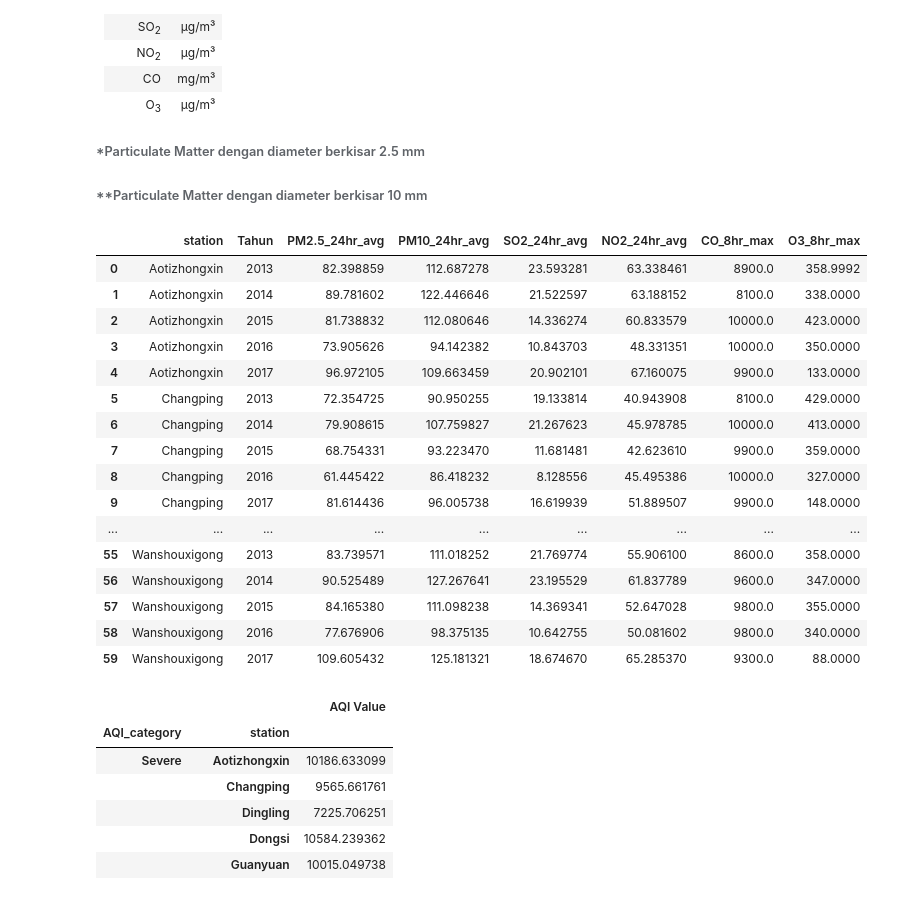
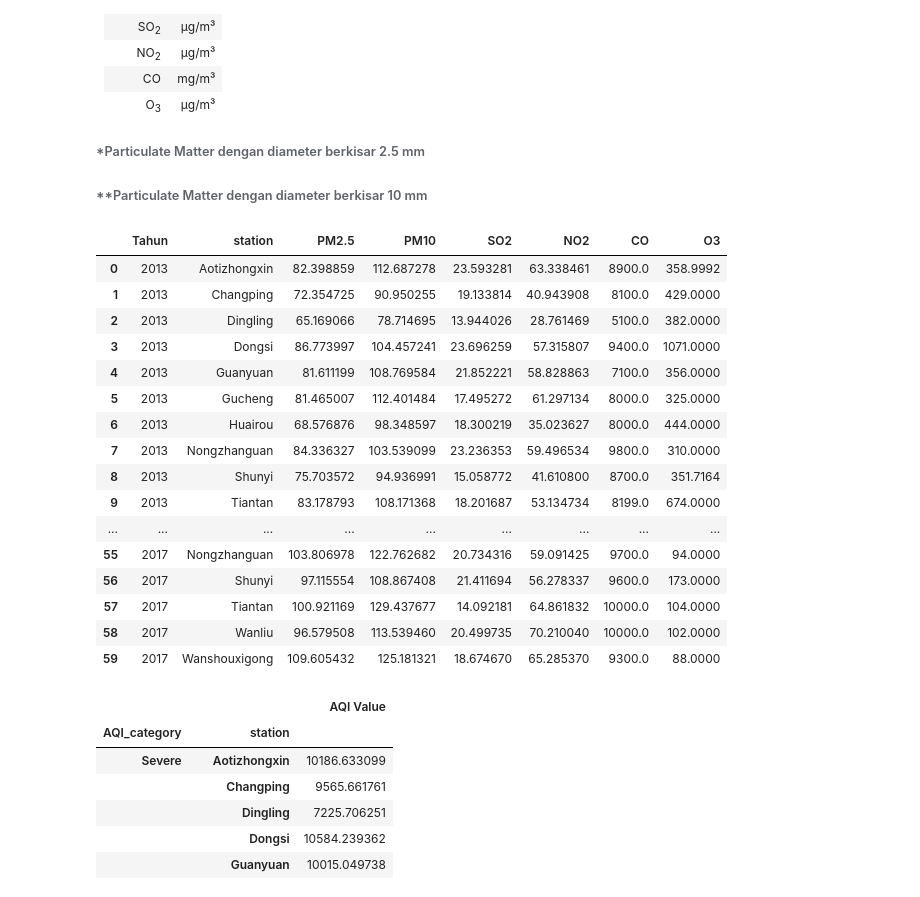
Before and after one commit to QaruzDin/Air-quality-dataset, a Jupyter notebook: Submission/notebook.ipynb, the cells around one changed output. Drawn from its saved outputs; the diff is of its cells as text; code cells hidden in the pictures.

```diff
--- a/Submission/notebook.ipynb
+++ b/Submission/notebook.ipynb
@@ -1030,31 +1032,32 @@ dtype: int64
 # %%
 polutantParam_Avg = ['PM2.5_24hr_avg','PM10_24hr_avg', 'SO2_24hr_avg', 'NO2_24hr_avg']
 polutantParam_Max =['CO_8hr_max', 'O3_8hr_max']
 
-polutantSum_byYear = all_df.groupby(by=['station', all_df['DateTime'].dt.year.rename('Tahun')]).agg({
+polutantSum_byYear = all_df.groupby(by=[all_df['DateTime'].dt.year.rename('Tahun'), 'station']).agg({
     **{param: 'mean' for param in polutantParam_Avg},
     **{param: 'max' for param in polutantParam_Max}
 })
+polutantSum_byYear.columns = ['PM2.5','PM10', 'SO2', 'NO2', 'CO', 'O3'] # Meriingkas nama, namun tetap merupakan kalkulasi hasil (bukan rawdata)
 polutantSum_byYear.reset_index(inplace=True)
 polutantSum_byYear
 # %% [output]
-|  | station | Tahun | PM2.5_24hr_avg | PM10_24hr_avg | SO2_24hr_avg | NO2_24hr_avg | CO_8hr_max | O3_8hr_max |
-| 0 | Aotizhongxin | 2013 | 82.398859 | 112.687278 | 23.593281 | 63.338461 | 8900.0 | 358.9992 |
-| 1 | Aotizhongxin | 2014 | 89.781602 | 122.446646 | 21.522597 | 63.188152 | 8100.0 | 338.0000 |
-| 2 | Aotizhongxin | 2015 | 81.738832 | 112.080646 | 14.336274 | 60.833579 | 10000.0 | 423.0000 |
-| 3 | Aotizhongxin | 2016 | 73.905626 | 94.142382 | 10.843703 | 48.331351 | 10000.0 | 350.0000 |
-| 4 | Aotizhongxin | 2017 | 96.972105 | 109.663459 | 20.902101 | 67.160075 | 9900.0 | 133.0000 |
-| 5 | Changping | 2013 | 72.354725 | 90.950255 | 19.133814 | 40.943908 | 8100.0 | 429.0000 |
-| 6 | Changping | 2014 | 79.908615 | 107.759827 | 21.267623 | 45.978785 | 10000.0 | 413.0000 |
-| 7 | Changping | 2015 | 68.754331 | 93.223470 | 11.681481 | 42.623610 | 9900.0 | 359.0000 |
-| 8 | Changping | 2016 | 61.445422 | 86.418232 | 8.128556 | 45.495386 | 10000.0 | 327.0000 |
-| 9 | Changping | 2017 | 81.614436 | 96.005738 | 16.619939 | 51.889507 | 9900.0 | 148.0000 |
+|  | Tahun | station | PM2.5 | PM10 | SO2 | NO2 | CO | O3 |
+| 0 | 2013 | Aotizhongxin | 82.398859 | 112.687278 | 23.593281 | 63.338461 | 8900.0 | 358.9992 |
+| 1 | 2013 | Changping | 72.354725 | 90.950255 | 19.133814 | 40.943908 | 8100.0 | 429.0000 |
+| 2 | 2013 | Dingling | 65.169066 | 78.714695 | 13.944026 | 28.761469 | 5100.0 | 382.0000 |
+| 3 | 2013 | Dongsi | 86.773997 | 104.457241 | 23.696259 | 57.315807 | 9400.0 | 1071.0000 |
+| 4 | 2013 | Guanyuan | 81.611199 | 108.769584 | 21.852221 | 58.828863 | 7100.0 | 356.0000 |
+| 5 | 2013 | Gucheng | 81.465007 | 112.401484 | 17.495272 | 61.297134 | 8000.0 | 325.0000 |
+| 6 | 2013 | Huairou | 68.576876 | 98.348597 | 18.300219 | 35.023627 | 8000.0 | 444.0000 |
+| 7 | 2013 | Nongzhanguan | 84.336327 | 103.539099 | 23.236353 | 59.496534 | 9800.0 | 310.0000 |
+| 8 | 2013 | Shunyi | 75.703572 | 94.936991 | 15.058772 | 41.610800 | 8700.0 | 351.7164 |
+| 9 | 2013 | Tiantan | 83.178793 | 108.171368 | 18.201687 | 53.134734 | 8199.0 | 674.0000 |
 | ... | ... | ... | ... | ... | ... | ... | ... | ... |
-| 55 | Wanshouxigong | 2013 | 83.739571 | 111.018252 | 21.769774 | 55.906100 | 8600.0 | 358.0000 |
-| 56 | Wanshouxigong | 2014 | 90.525489 | 127.267641 | 23.195529 | 61.837789 | 9600.0 | 347.0000 |
-| 57 | Wanshouxigong | 2015 | 84.165380 | 111.098238 | 14.369341 | 52.647028 | 9800.0 | 355.0000 |
-| 58 | Wanshouxigong | 2016 | 77.676906 | 98.375135 | 10.642755 | 50.081602 | 9800.0 | 340.0000 |
-| 59 | Wanshouxigong | 2017 | 109.605432 | 125.181321 | 18.674670 | 65.285370 | 9300.0 | 88.0000 |
+| 55 | 2017 | Nongzhanguan | 103.806978 | 122.762682 | 20.734316 | 59.091425 | 9700.0 | 94.0000 |
+| 56 | 2017 | Shunyi | 97.115554 | 108.867408 | 21.411694 | 56.278337 | 9600.0 | 173.0000 |
+| 57 | 2017 | Tiantan | 100.921169 | 129.437677 | 14.092181 | 64.861832 | 10000.0 | 104.0000 |
+| 58 | 2017 | Wanliu | 96.579508 | 113.539460 | 20.499735 | 70.210040 | 10000.0 | 102.0000 |
+| 59 | 2017 | Wanshouxigong | 109.605432 | 125.181321 | 18.674670 | 65.285370 | 9300.0 | 88.0000 |
 # %%
 Beijing_in_AQIValue = all_df.groupby(by=['AQI_category', 'station']).agg({
                               'AQI_calculated' : 'mean'
```
Also changed, not shown: parts of 15 cells of this notebook, 1 other file.
